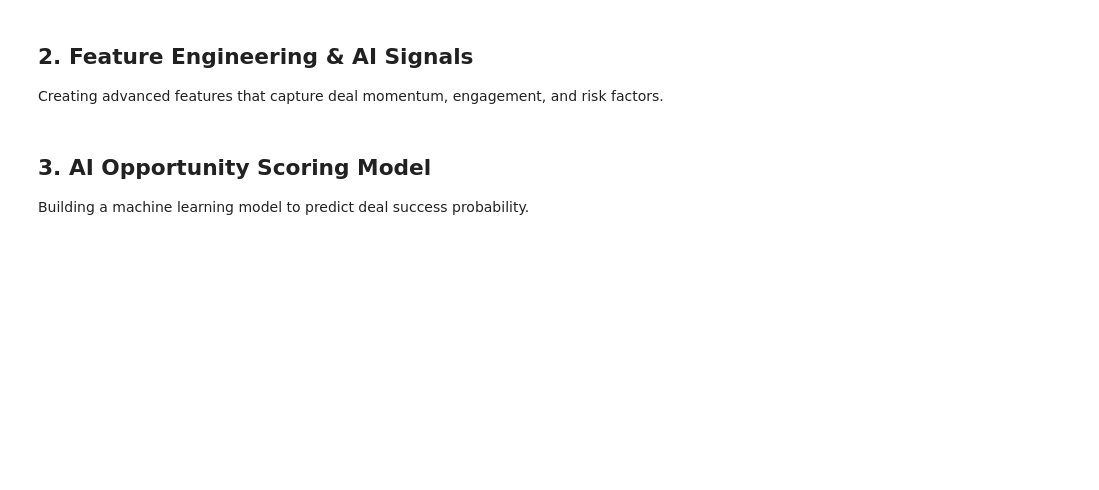
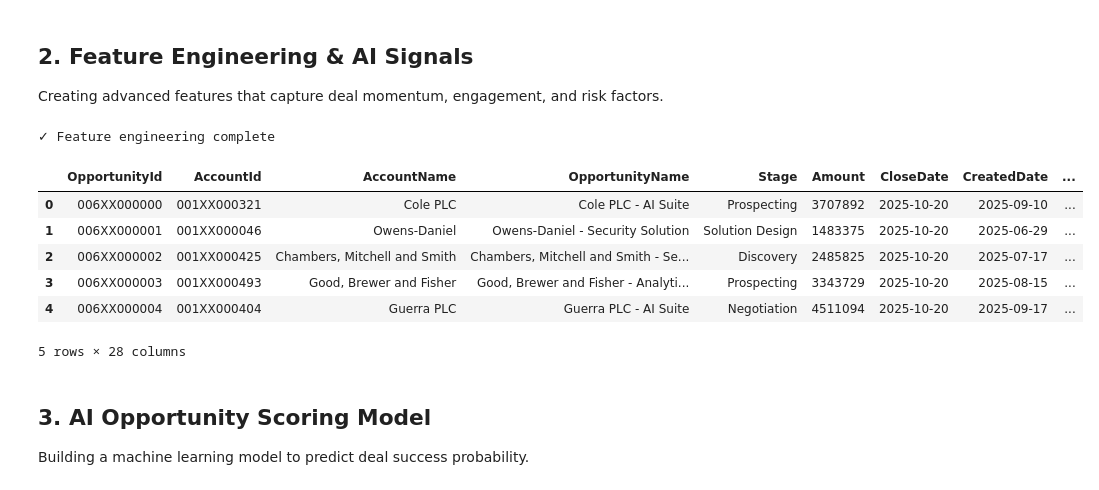
Before and after one commit to redmage123/salesforce, a Jupyter notebook: src/salesforce_ai_revenue_intelligence.ipynb, the cells around one changed output. Saved outputs shown, nothing was run; the diff lists cells and outputs as text; code cells hidden in the pictures; blank space fills up the shorter version.

```diff
--- a/src/salesforce_ai_revenue_intelligence.ipynb
+++ b/src/salesforce_ai_revenue_intelligence.ipynb
@@ -196,37 +216,49 @@ activity_metrics = df_activities.groupby('OpportunityId').agg({
 # Flatten columns
 activity_metrics.columns = ['OpportunityId', 'TotalActivities', 'ActivityTypes',
                            'SentimentBreakdown', 'TotalDuration', 'AvgDuration',
-                           'FirstActivity', 'LastActivity']
+                           'FirstActivity', 'LastActivityFromActivities']
 
 # Merge with opportunities
 df_opportunities_enriched = df_opportunities.merge(activity_metrics, on='OpportunityId', how='left')
+
+# Use the activity-based LastActivity if available, otherwise use the original
+df_opportunities_enriched['LastActivityDate'] = df_opportunities_enriched['LastActivityFromActivities'].fillna(df_opportunities_enriched['LastActivity'])
 
 # Fill NaN values
 df_opportunities_enriched['TotalActivities'] = df_opportunities_enriched['TotalActivities'].fillna(0)
 df_opportunities_enriched['TotalDuration'] = df_opportunities_enriched['TotalDuration'].fillna(0)
 
 # Calculate advanced features
 today = pd.Timestamp.now().date()
 df_opportunities_enriched['DaysToClose'] = (
     pd.to_datetime(df_opportunities_enriched['CloseDate']) - pd.to_datetime(today)
 ).dt.days
 
 df_opportunities_enriched['DaysSinceLastActivity'] = (
-    pd.to_datetime(today) - pd.to_datetime(df_opportunities_enriched['LastActivity'])
+    pd.to_datetime(today) - pd.to_datetime(df_opportunities_enriched['LastActivityDate'])
 ).dt.days
 
 df_opportunities_enriched['EngagementScore'] = (
     df_opportunities_enriched['TotalActivities'] * 10 +
     df_opportunities_enriched['TotalDuration'] * 0.1
 ) / (df_opportunities_enriched['DaysSinceLastActivity'] + 1)
 
 # Add velocity score
 df_opportunities_enriched['StageVelocity'] = (
     100 - df_opportunities_enriched['DaysInStage']
 ).clip(lower=0)
 
 print("✓ Feature engineering complete")
 df_opportunities_enriched.head()
+# %% [output]
+✓ Feature engineering complete
+|  | OpportunityId | AccountId | AccountName | OpportunityName | Stage | Amount | CloseDate | CreatedDate | ... |
+| 0 | 006XX000000 | 001XX000321 | Cole PLC | Cole PLC - AI Suite | Prospecting | 3707892 | 2025-10-20 | 2025-09-10 | ... |
+| 1 | 006XX000001 | 001XX000046 | Owens-Daniel | Owens-Daniel - Security Solution | Solution Design | 1483375 | 2025-10-20 | 2025-06-29 | ... |
+| 2 | 006XX000002 | 001XX000425 | Chambers, Mitchell and Smith | Chambers, Mitchell and Smith - Se... | Discovery | 2485825 | 2025-10-20 | 2025-07-17 | ... |
+| 3 | 006XX000003 | 001XX000493 | Good, Brewer and Fisher | Good, Brewer and Fisher - Analyti... | Prospecting | 3343729 | 2025-10-20 | 2025-08-15 | ... |
+| 4 | 006XX000004 | 001XX000404 | Guerra PLC | Guerra PLC - AI Suite | Negotiation | 4511094 | 2025-10-20 | 2025-09-17 | ... |
+5 rows × 28 columns
 # %% [markdown]
 ## 3. AI Opportunity Scoring Model
 Building a machine learning model to predict deal success probability.
```
Also changed, not shown: parts of 15 cells of this notebook, 2 other files.
